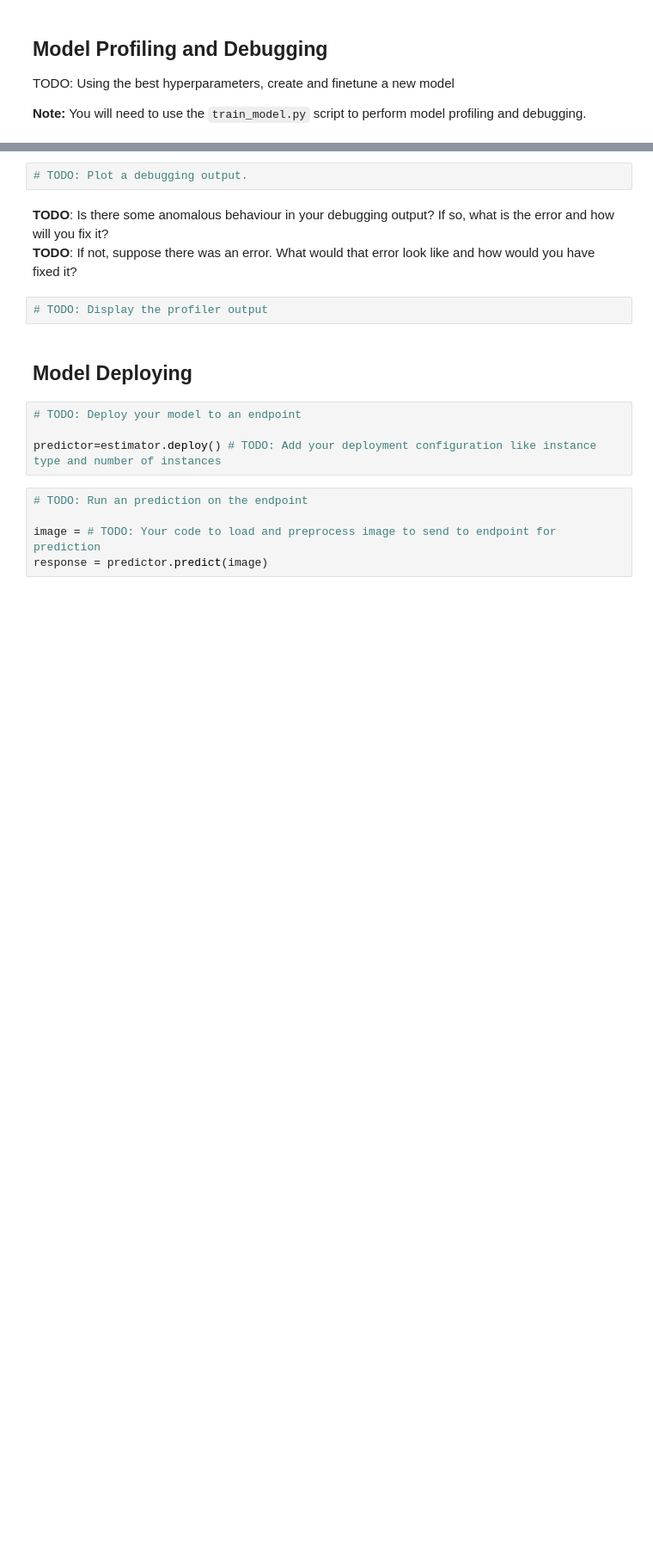
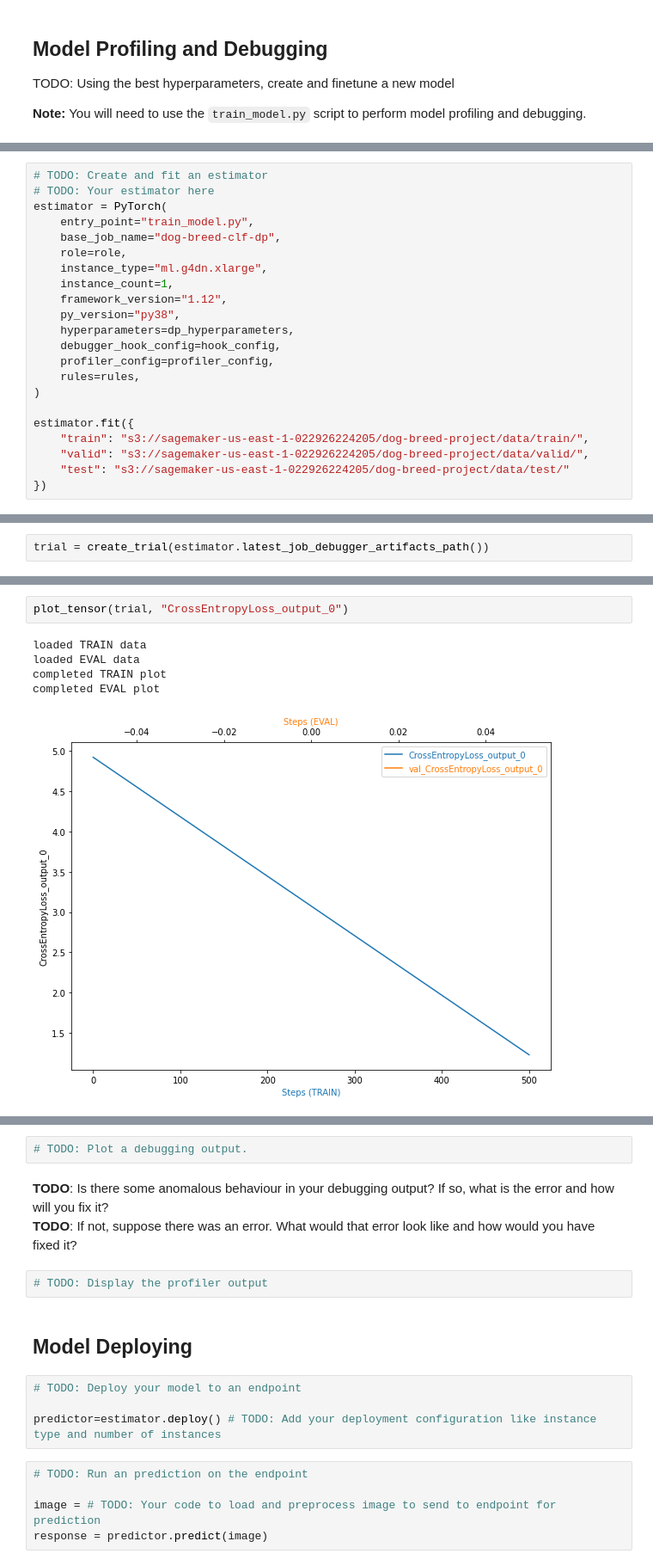
Before and after one commit to mmuchsin/dog-breed-classification, a Jupyter notebook: train_and_deploy.ipynb, the cells around one changed output, grey strips where cells are left out. Shown: that part at 86% size. Cells and saved outputs as stored; diff of their text form; blank space fills up the shorter version.

```diff
--- a/train_and_deploy.ipynb
+++ b/train_and_deploy.ipynb
@@ -257,0 +288,22 @@ estimator = # TODO: Your estimator here
+# %%
+# TODO: Create and fit an estimator
+# TODO: Your estimator here
+estimator = PyTorch(
+    entry_point="train_model.py",
+    base_job_name="dog-breed-clf-dp",
+    role=role,
+    instance_type="ml.g4dn.xlarge",
+    instance_count=1,
+    framework_version="1.12",
+    py_version="py38",
+    hyperparameters=dp_hyperparameters,
+    debugger_hook_config=hook_config,
+    profiler_config=profiler_config,
+    rules=rules,
+)
+
+estimator.fit({
+    "train": "s3://sagemaker-us-east-1-022926224205/dog-breed-project/data/train/",
+    "valid": "s3://sagemaker-us-east-1-022926224205/dog-breed-project/data/valid/",
+    "test": "s3://sagemaker-us-east-1-022926224205/dog-breed-project/data/test/"
+})
@@ -257,0 +377,2 @@ estimator = # TODO: Your estimator here
+# %%
+trial = create_trial(estimator.latest_job_debugger_artifacts_path())
@@ -257,0 +455,8 @@ estimator = # TODO: Your estimator here
+# %%
+plot_tensor(trial, "CrossEntropyLoss_output_0")
+# %% [output]
+loaded TRAIN data
+loaded EVAL data
+completed TRAIN plot
+completed EVAL plot
+[figure, added]
```
Also changed, not shown: parts of 25 cells of this notebook.
